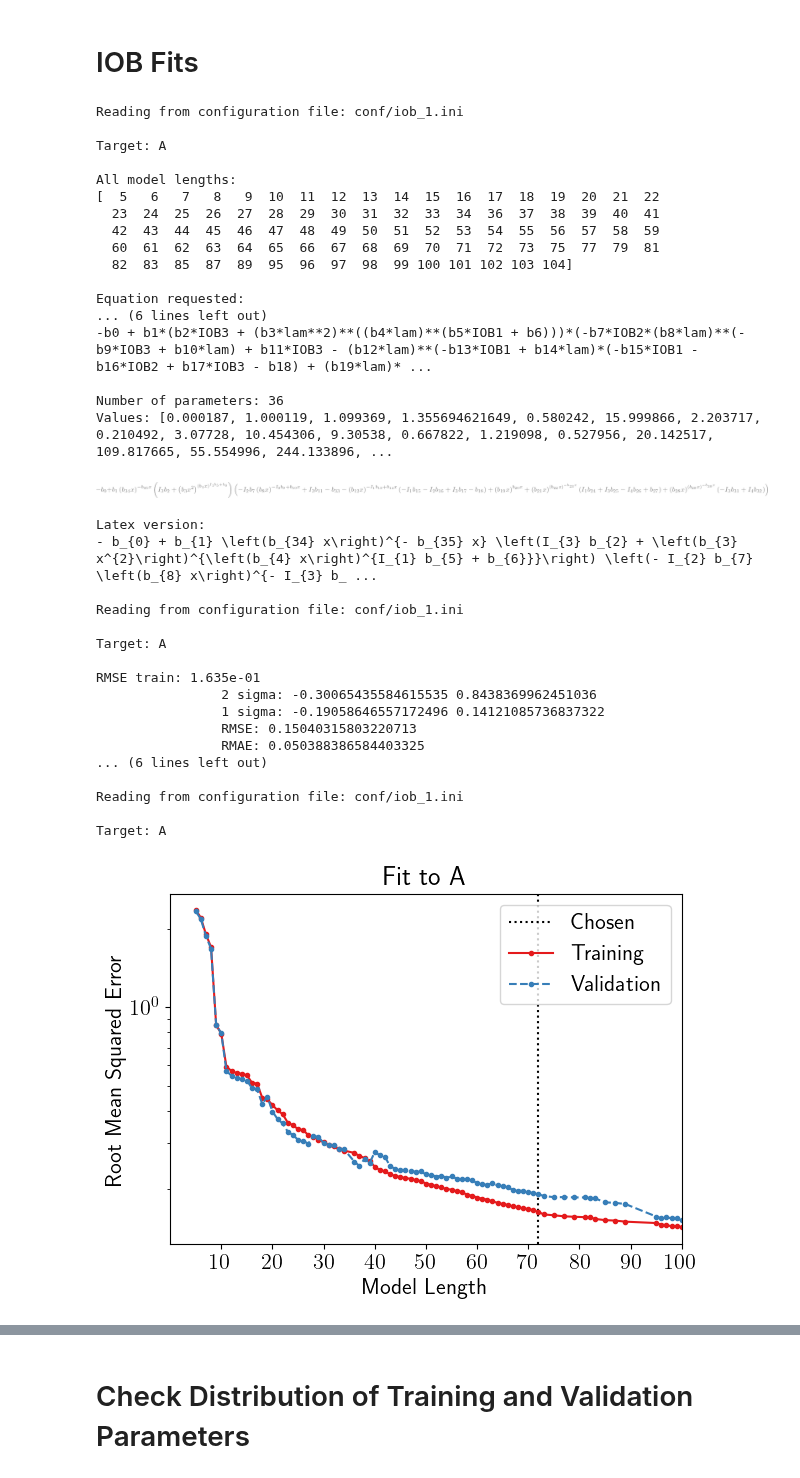
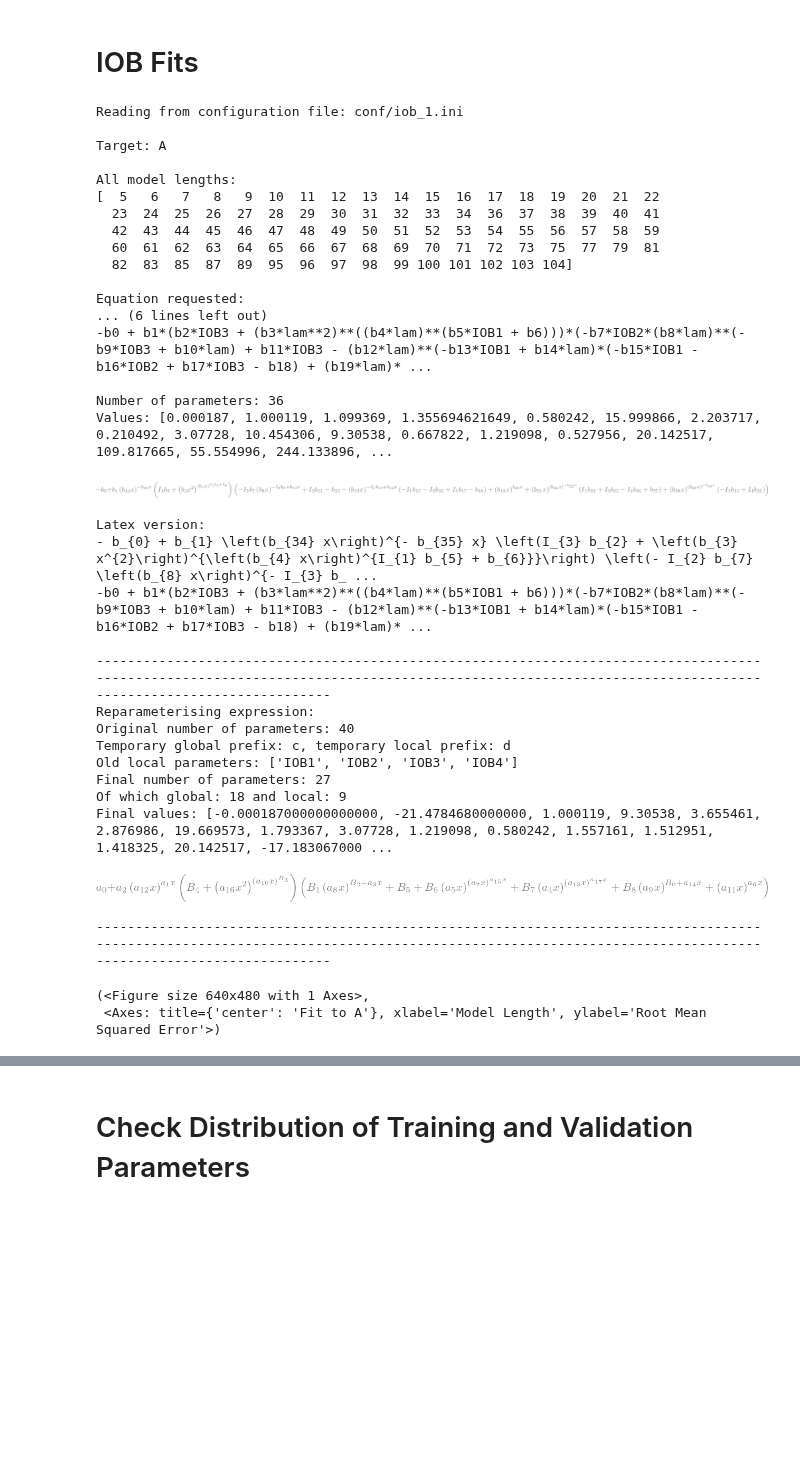
Before and after one commit to maho3/iob-attenuation, a Jupyter notebook: symbolic_regression/Results.ipynb, the cells around one changed output, grey strips where cells are left out. Cells and saved outputs as stored; diff of their text form; code cells hidden in the pictures; blank space fills up the shorter version.

```diff
--- a/symbolic_regression/Results.ipynb
+++ b/symbolic_regression/Results.ipynb
@@ -11,43 +11,41 @@ import numpy as np
 # %%
 ini_file = 'conf/iob_1.ini'; ilen = None
 ilen = 72
 processing_fun.plot_pareto(ini_file, ilen=ilen)
-processing_fun.prediction_plots(ini_file, ilen=ilen);
-processing_fun.plot_example(ini_file, ilen=ilen, nexamples=6);
+# processing_fun.prediction_plots(ini_file, ilen=ilen);
+# processing_fun.plot_example(ini_file, ilen=ilen, nexamples=6);
 # %% [output]
 Reading from configuration file: conf/iob_1.ini
 
 Target: A
 
 All model lengths:
 [  5   6   7   8   9  10  11  12  13  14  15  16  17  18  19  20  21  22
   23  24  25  26  27  28  29  30  31  32  33  34  36  37  38  39  40  41
   42  43  44  45  46  47  48  49  50  51  52  53  54  55  56  57  58  59
   60  61  62  63  64  65  66  67  68  69  70  71  72  73  75  77  79  81
   82  83  85  87  89  95  96  97  98  99 100 101 102 103 104]
 
 Equation requested:
 ... (6 lines left out)
 -b0 + b1*(b2*IOB3 + (b3*lam**2)**((b4*lam)**(b5*IOB1 + b6)))*(-b7*IOB2*(b8*lam)**(-b9*IOB3 + b10*lam) + b11*IOB3 - (b12*lam)**(-b13*IOB1 + b14*lam)*(-b15*IOB1 - b16*IOB2 + b17*IOB3 - b18) + (b19*lam)* ...
 
 Number of parameters: 36
 Values: [0.000187, 1.000119, 1.099369, 1.355694621649, 0.580242, 15.999866, 2.203717, 0.210492, 3.07728, 10.454306, 9.30538, 0.667822, 1.219098, 0.527956, 20.142517, 109.817665, 55.554996, 244.133896, ...
 [figure]
 Latex version:
 - b_{0} + b_{1} \left(b_{34} x\right)^{- b_{35} x} \left(I_{3} b_{2} + \left(b_{3} x^{2}\right)^{\left(b_{4} x\right)^{I_{1} b_{5} + b_{6}}}\right) \left(- I_{2} b_{7} \left(b_{8} x\right)^{- I_{3} b_ ...
+-b0 + b1*(b2*IOB3 + (b3*lam**2)**((b4*lam)**(b5*IOB1 + b6)))*(-b7*IOB2*(b8*lam)**(-b9*IOB3 + b10*lam) + b11*IOB3 - (b12*lam)**(-b13*IOB1 + b14*lam)*(-b15*IOB1 - b16*IOB2 + b17*IOB3 - b18) + (b19*lam)* ...
 
-Reading from configuration file: conf/iob_1.ini
-
-Target: A
-
-RMSE train: 1.635e-01
-                2 sigma: -0.30065435584615535 0.8438369962451036
-                1 sigma: -0.19058646557172496 0.14121085736837322
-                RMSE: 0.15040315803220713
-                RMAE: 0.050388386584403325
-... (6 lines left out)
-
-Reading from configuration file: conf/iob_1.ini
-
-Target: A
+--------------------------------------------------------------------------------------------------------------------------------------------------------------------------------------------------------
+Reparameterising expression:
+Original number of parameters: 40
+Temporary global prefix: c, temporary local prefix: d
+Old local parameters: ['IOB1', 'IOB2', 'IOB3', 'IOB4']
+Final number of parameters: 27
+Of which global: 18 and local: 9
+Final values: [-0.000187000000000000, -21.4784680000000, 1.000119, 9.30538, 3.655461, 2.876986, 19.669573, 1.793367, 3.07728, 1.219098, 0.580242, 1.557161, 1.512951, 1.418325, 20.142517, -17.183067000 ...
-[figure, old version]
+[figure, new version]
+--------------------------------------------------------------------------------------------------------------------------------------------------------------------------------------------------------
+(<Figure size 640x480 with 1 Axes>,
+ <Axes: title={'center': 'Fit to A'}, xlabel='Model Length', ylabel='Root Mean Squared Error'>)
```
Also changed, not shown: parts of 1 cell of this notebook, 2 other files.
